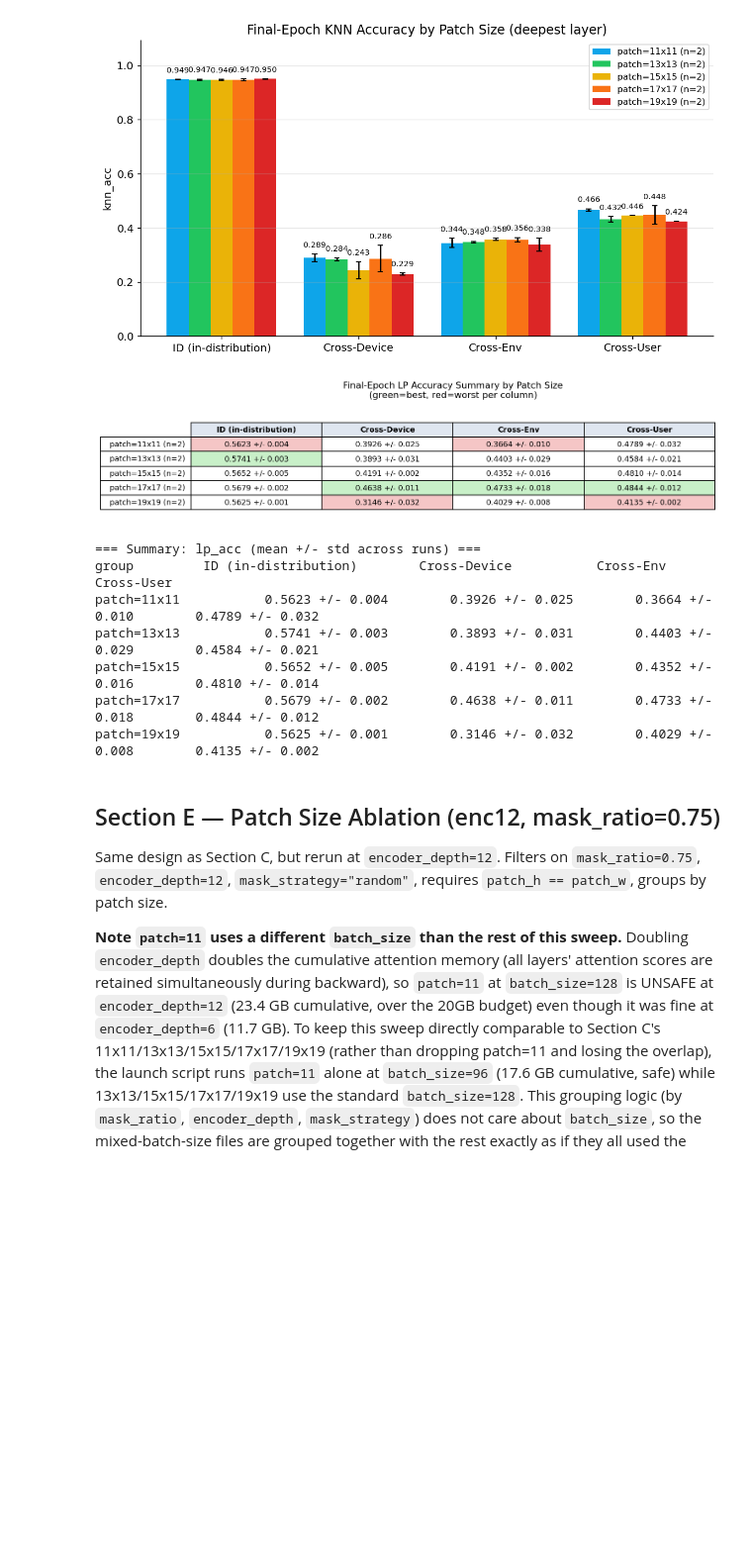
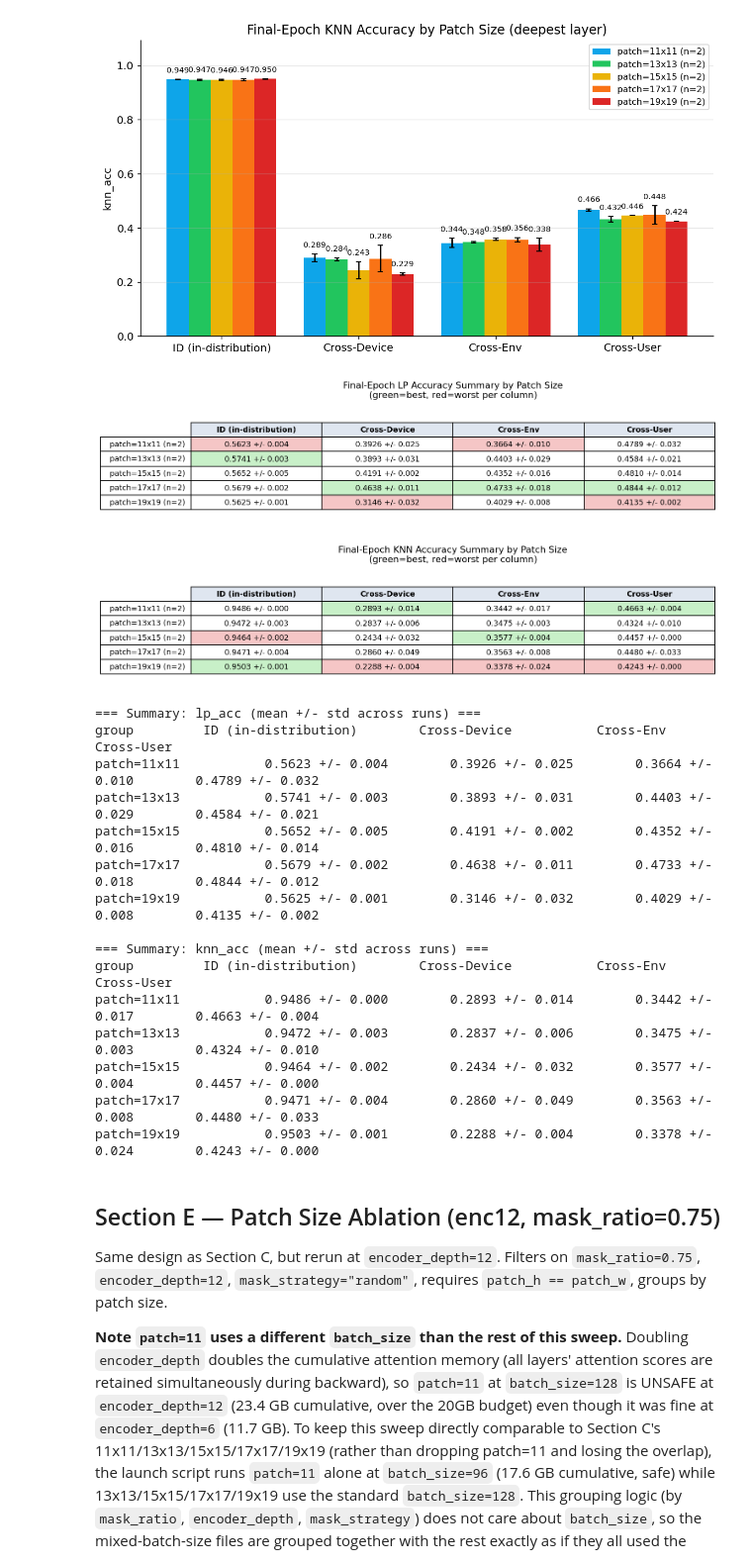
Before and after one commit to zzhu247/csi-fall-detection, a Jupyter notebook: consolidated_visualization.ipynb, the cells around one changed output. Shown at 99% size. Saved outputs shown, nothing was run; the diff lists cells and outputs as text; code cells hidden in the pictures; blank space fills up the shorter version.

```diff
--- a/consolidated_visualization.ipynb
+++ b/consolidated_visualization.ipynb
@@ -729,13 +751,22 @@ if patch_groups:
 # %%
 if patch_groups:
     plot_summary_table_image(
         patch_groups, FIG_DIR, "patch_table_lp_acc_enc6.png",
         title="Final-Epoch LP Accuracy Summary by Patch Size",
         metric="lp_acc", group_label_fmt="patch={k}x{k}",
     )
+
+    plot_summary_table_image(
+        patch_groups, FIG_DIR, "patch_table_knn_acc_enc6.png",
+        title="Final-Epoch KNN Accuracy Summary by Patch Size",
+        metric="knn_acc", group_label_fmt="patch={k}x{k}",
+    )
+
     print_summary_table(patch_groups, metric="lp_acc", group_label_fmt="patch={k}x{k}")
+    print_summary_table(patch_groups, metric="knn_acc", group_label_fmt="patch={k}x{k}")
 # %% [output]
 [figure]
+[figure, added]
 === Summary: lp_acc (mean +/- std across runs) ===
 group         ID (in-distribution)        Cross-Device           Cross-Env          Cross-User
 patch=11x11           0.5623 +/- 0.004        0.3926 +/- 0.025        0.3664 +/- 0.010        0.4789 +/- 0.032
@@ -743,6 +774,14 @@ patch=13x13           0.5741 +/- 0.003        0.3893 +/- 0.031        0.4403 +/-
 patch=15x15           0.5652 +/- 0.005        0.4191 +/- 0.002        0.4352 +/- 0.016        0.4810 +/- 0.014
 patch=17x17           0.5679 +/- 0.002        0.4638 +/- 0.011        0.4733 +/- 0.018        0.4844 +/- 0.012
 patch=19x19           0.5625 +/- 0.001        0.3146 +/- 0.032        0.4029 +/- 0.008        0.4135 +/- 0.002
+
+=== Summary: knn_acc (mean +/- std across runs) ===
+group         ID (in-distribution)        Cross-Device           Cross-Env          Cross-User
+patch=11x11           0.9486 +/- 0.000        0.2893 +/- 0.014        0.3442 +/- 0.017        0.4663 +/- 0.004
+patch=13x13           0.9472 +/- 0.003        0.2837 +/- 0.006        0.3475 +/- 0.003        0.4324 +/- 0.010
+patch=15x15           0.9464 +/- 0.002        0.2434 +/- 0.032        0.3577 +/- 0.004        0.4457 +/- 0.000
+patch=17x17           0.9471 +/- 0.004        0.2860 +/- 0.049        0.3563 +/- 0.008        0.4480 +/- 0.033
+patch=19x19           0.9503 +/- 0.001        0.2288 +/- 0.004        0.3378 +/- 0.024        0.4243 +/- 0.000
 # %% [markdown]
 ## Section E — Patch Size Ablation (enc12, mask_ratio=0.75)
 
```
Also changed, not shown: parts of 6 cells of this notebook, 13 other files.
